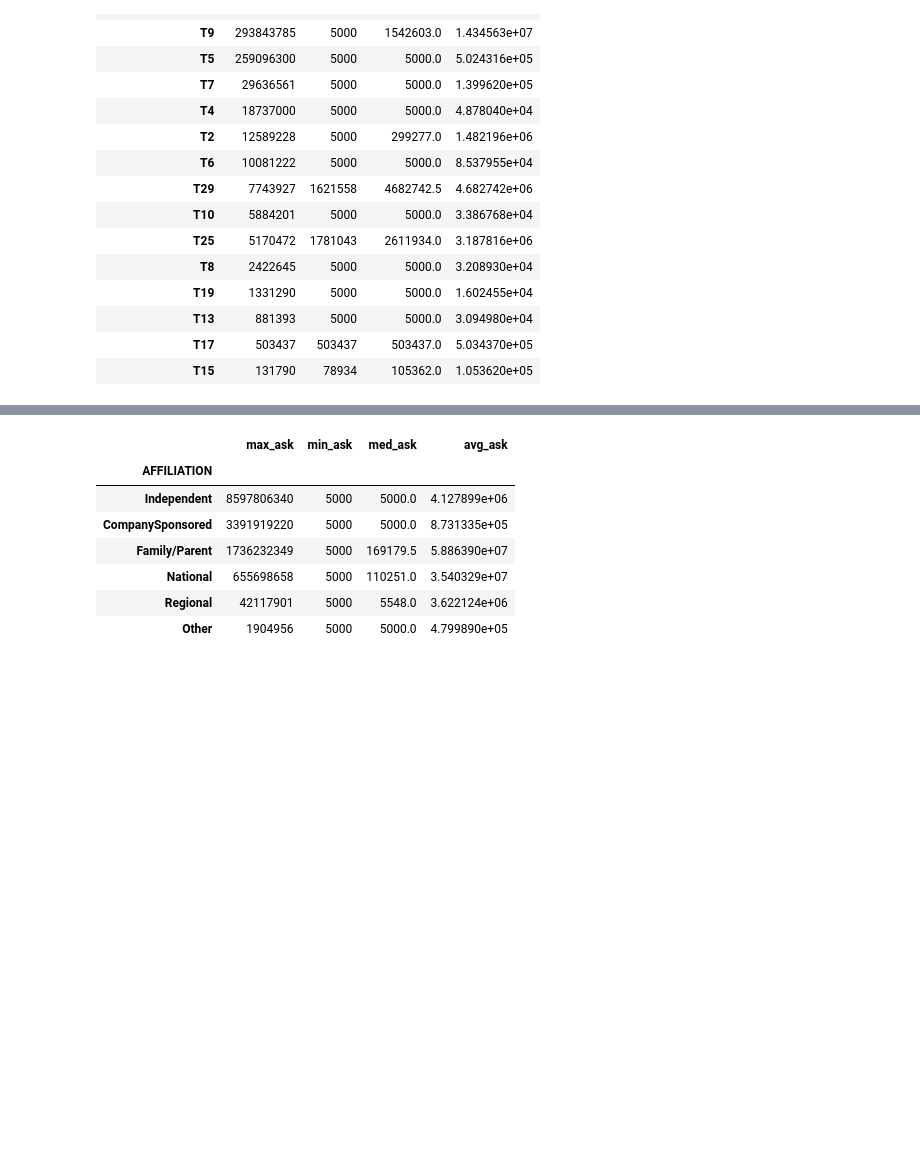
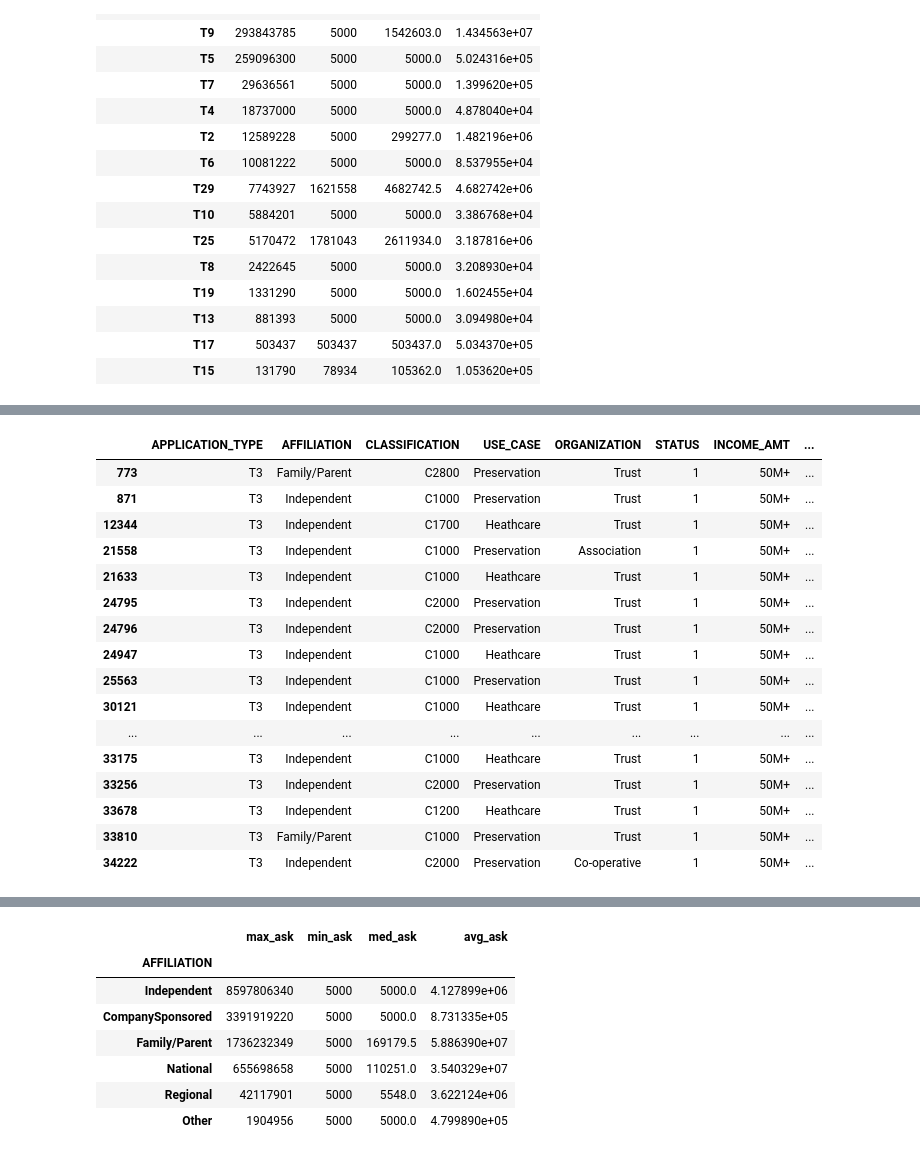
Before and after one commit to juliemcbaker/alphabet_optimization, a Jupyter notebook: AlphabetSoupCharity_Optimization.ipynb, the cells around one changed output, grey strips where cells are left out. Drawn from its saved outputs; the diff is of its cells as text; code cells hidden in the pictures; blank space fills up the shorter version.

Commit message:
dataframe ready for 2nd optimization run

```diff
--- a/AlphabetSoupCharity_Optimization.ipynb
+++ b/AlphabetSoupCharity_Optimization.ipynb
@@ -722,0 +782,21 @@ type_by_ask
+# %%
+billions_df = app_df_3.loc[app_df_3['ASK_AMT'] > 999999999]
+billions_df
+# %% [output]
+|  | APPLICATION_TYPE | AFFILIATION | CLASSIFICATION | USE_CASE | ORGANIZATION | STATUS | INCOME_AMT | ... |
+| 773 | T3 | Family/Parent | C2800 | Preservation | Trust | 1 | 50M+ | ... |
+| 871 | T3 | Independent | C1000 | Preservation | Trust | 1 | 50M+ | ... |
+| 12344 | T3 | Independent | C1700 | Heathcare | Trust | 1 | 50M+ | ... |
+| 21558 | T3 | Independent | C1000 | Preservation | Association | 1 | 50M+ | ... |
+| 21633 | T3 | Independent | C1000 | Heathcare | Trust | 1 | 50M+ | ... |
+| 24795 | T3 | Independent | C2000 | Preservation | Trust | 1 | 50M+ | ... |
+| 24796 | T3 | Independent | C2000 | Preservation | Trust | 1 | 50M+ | ... |
+| 24947 | T3 | Independent | C1000 | Heathcare | Trust | 1 | 50M+ | ... |
+| 25563 | T3 | Independent | C1000 | Preservation | Trust | 1 | 50M+ | ... |
+| 30121 | T3 | Independent | C1000 | Heathcare | Trust | 1 | 50M+ | ... |
+| ... | ... | ... | ... | ... | ... | ... | ... | ... |
+| 33175 | T3 | Independent | C1000 | Heathcare | Trust | 1 | 50M+ | ... |
+| 33256 | T3 | Independent | C2000 | Preservation | Trust | 1 | 50M+ | ... |
+| 33678 | T3 | Independent | C1200 | Heathcare | Trust | 1 | 50M+ | ... |
+| 33810 | T3 | Family/Parent | C1000 | Preservation | Trust | 1 | 50M+ | ... |
+| 34222 | T3 | Independent | C2000 | Preservation | Co-operative | 1 | 50M+ | ... |
```
Also changed, not shown: parts of 24 cells of this notebook, 1 other file.
